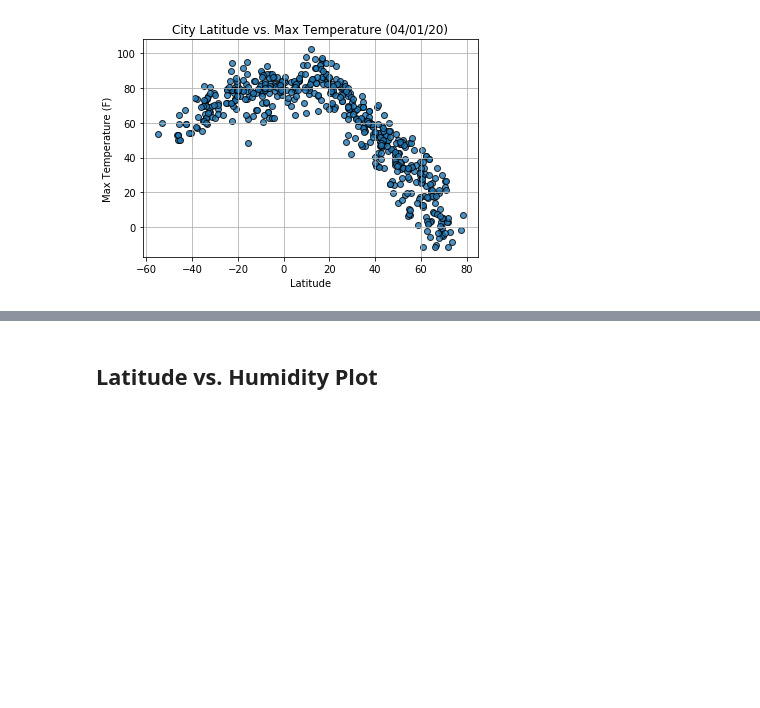
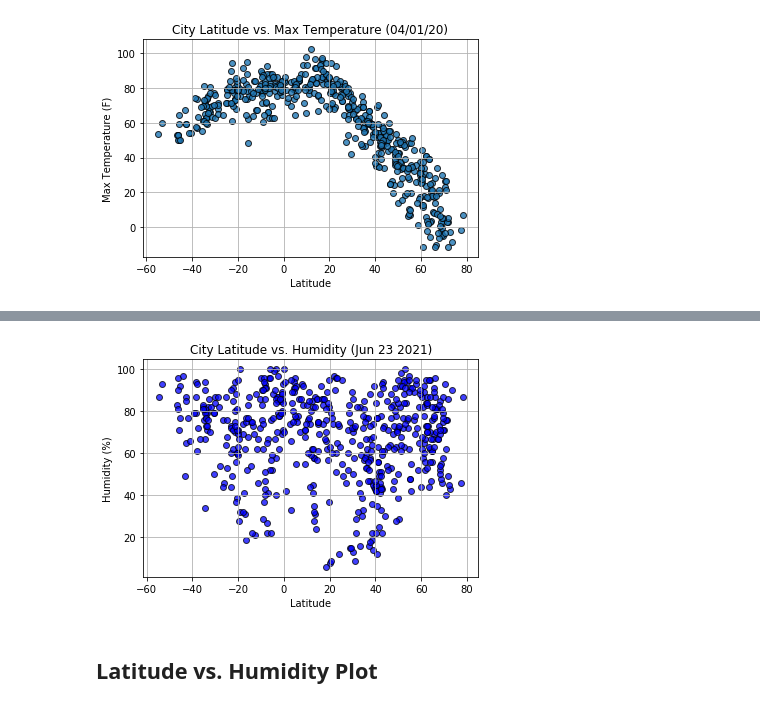
Before and after one commit to gpawlows/Python-API-Challenge, a Jupyter notebook: starter_code/WeatherPy.ipynb, the cells around one changed output, grey strips where cells are left out. Drawn from its saved outputs; the diff is of its cells as text; code cells hidden in the pictures; blank space fills up the shorter version.

```diff
--- a/starter_code/WeatherPy.ipynb
+++ b/starter_code/WeatherPy.ipynb
@@ -230,3 +225,14 @@ Text(0.5, 1.0, 'City Latitude vs. Max Temperature (Jun 23 2021)')
+# %%
+x_axis = weather_summary_df['lats']
+y_axis = weather_summary_df['Humidity']
+plt.scatter(x_axis, y_axis, marker = "o", facecolors = "blue", edgecolors = "black", alpha = .75)
+plt.xlabel('Latitude')
+plt.ylabel('Humidity (%)')
+plt.title(f"City Latitude vs. Humidity ({plot_date} {plot_year})")
+plt.grid()
+plt.savefig('../output_data/figure_2.png')
+# %% [output]
+[figure, added]
 # %% [markdown]
 ## Latitude vs. Humidity Plot
 # %%
```
Also changed, not shown: parts of 6 cells of this notebook, 10 other files.
